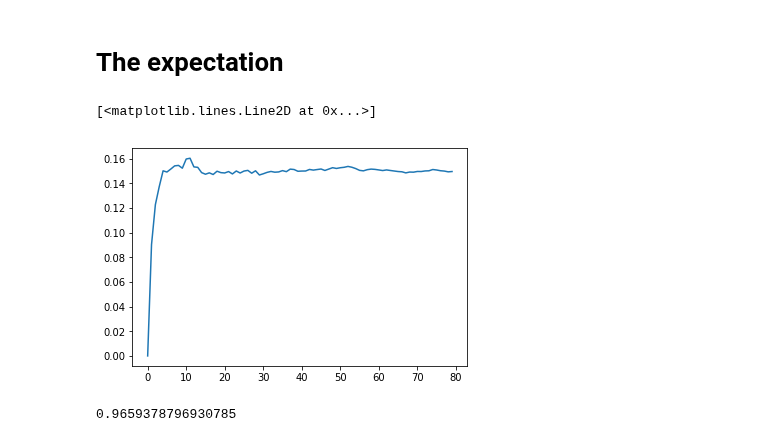
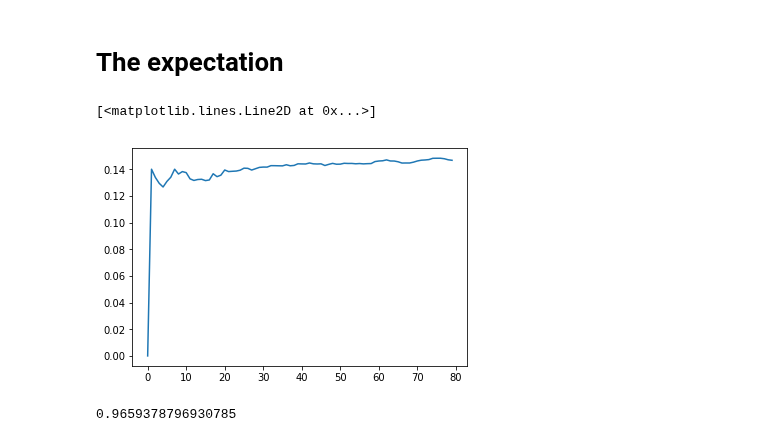
Before and after one commit to Maylibooyah69/RewardReversalPorject, a Jupyter notebook: Toy Q.ipynb, the cells around one changed output. Drawn from its saved outputs; the diff is of its cells as text; code cells hidden in the pictures.

```diff
--- a/Toy Q.ipynb
+++ b/Toy Q.ipynb
@@ -143,10 +122,10 @@ plt.plot(out)
 # %% [markdown]
 # The expectation
 # %%
-plt.plot()
+plt.plot(temp)
 # %% [output]
 [<matplotlib.lines.Line2D at 0x...>]
-[figure, old version]
+[figure, new version]
 # %%
 1-(sigmoid(beta,0.8)/(sigmoid(beta,0.8)+sigmoid(beta,0.2)))
 # %% [output]
```
Also changed, not shown: parts of 6 cells of this notebook, 39 other files.
